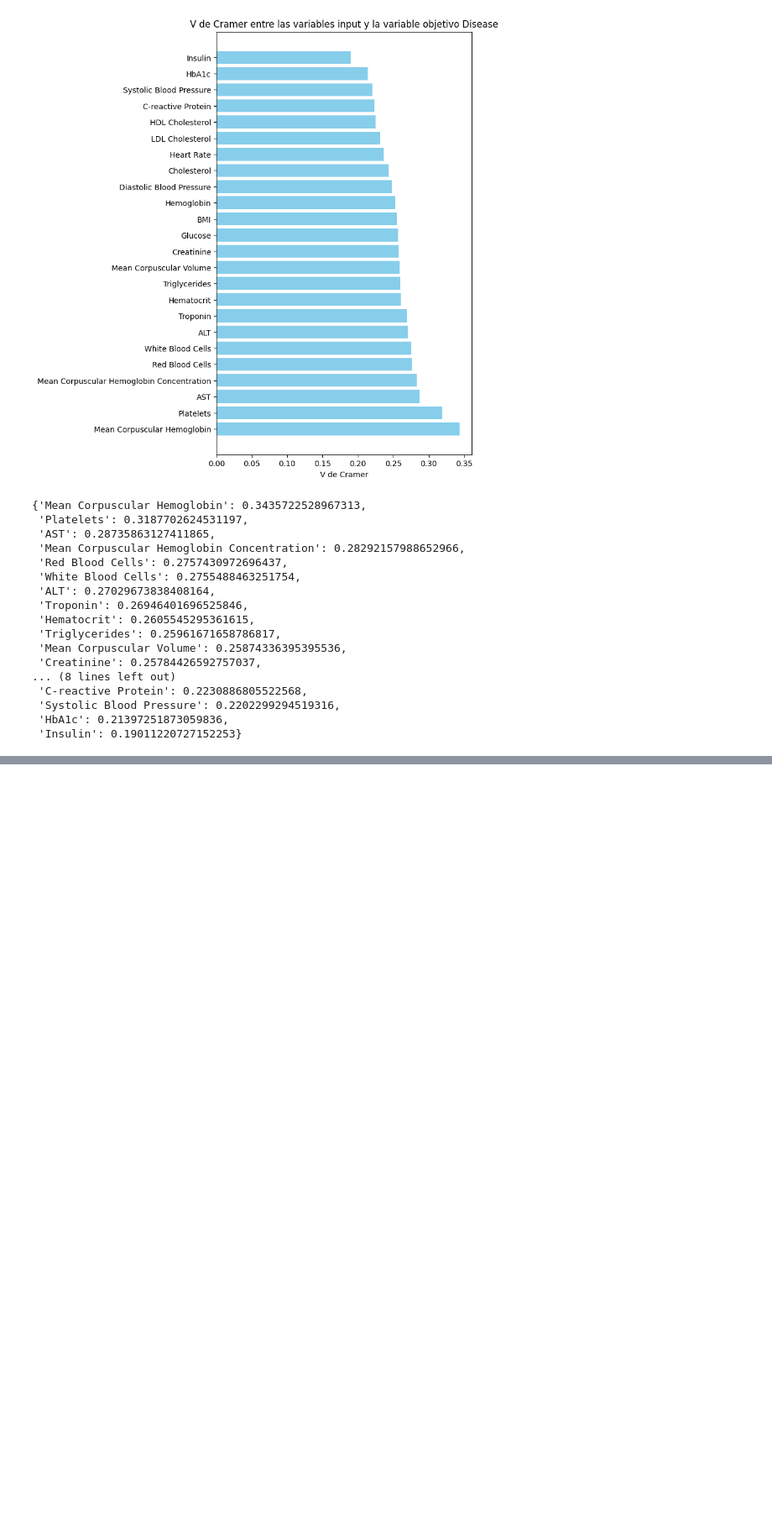
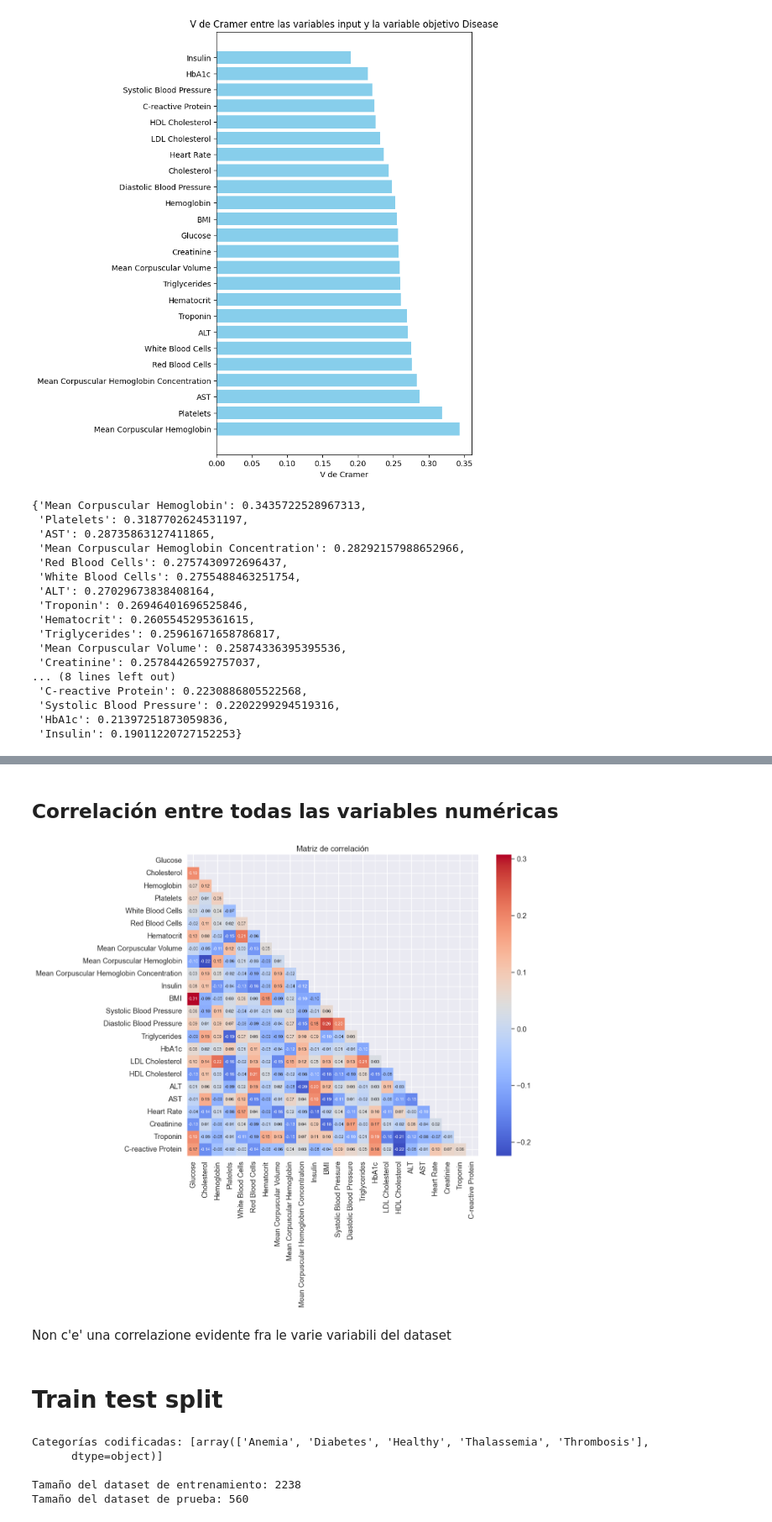
Before and after one commit to mariasuarezq/Multi_Agent_Model_for_Disease_Diagnosis_and_Classification, a Jupyter notebook: src/models_training/disease_classification/disease_classification.ipynb, the cells around one changed output, grey strips where cells are left out. Shown: that part at 84% size. Cells and saved outputs as stored; diff of their text form; code cells hidden in the pictures; blank space fills up the shorter version.

```diff
--- a/src/models_training/disease_classification/disease_classification.ipynb
+++ b/src/models_training/disease_classification/disease_classification.ipynb
@@ -148,0 +162,48 @@ plot_feature_impact_on_disease(dataframe=df_disease,
+# %% [markdown]
+## Correlación entre todas las variables numéricas
+# %%
+# Obtener las columnas numéricas del DataFrame 'datos_input'
+numericas = df_disease.select_dtypes(include=['int', 'float']).columns
+# Calcular la matriz de correlación de Pearson entre la variable objetivo continua ('varObjCont') y las variables numéricas
+matriz_corr = df_disease[numericas].corr(method = 'pearson')
+# Crear una máscara para ocultar la mitad superior de la matriz de correlación (triangular superior)
+mask = np.triu(np.ones_like(matriz_corr, dtype=bool))
+# Crear una figura para el gráfico con un tamaño de 8x6 pulgadas
+plt.figure(figsize=(12, 10))
+# Establecer el tamaño de fuente en el gráfico
+sns.set(font_scale=1.2)
+# Crear un mapa de calor (heatmap) de la matriz de correlación
+sns.heatmap(matriz_corr, annot=True, cmap='coolwarm', fmt=".2f", cbar=True, mask=mask, annot_kws={"size": 8})
+# Establecer el título del gráfico
+plt.title("Matriz de correlación")
+# Mostrar el gráfico de la matriz de correlación
+plt.show()
+# %% [output]
+[figure, added]
+# %% [markdown]
+Non c'e' una correlazione evidente fra le varie variabili del dataset
+# %% [markdown]
+# Train test split
+# %%
+X = df_disease.drop(columns=[var_target])
+y = df_disease[var_target]  # La variable objetivo
+
+# Realizamos el train-test split
+X_train, X_test, y_train, y_test = train_test_split(X, y, test_size=0.2, random_state=seed)
+
+# One-Hot Encoding para la variable target
+encoder = OneHotEncoder(sparse_output=False)
+y_train_encoded = encoder.fit_transform(y_train.values.reshape(-1, 1))
+
+# Mostrar las nuevas categorías de la variable target
+print(f"Categorías codificadas: {encoder.categories_} \n")
+y_train_encoded
+
+print(f"Tamaño del dataset de entrenamiento: {len(X_train)}")
+print(f"Tamaño del dataset de prueba: {len(X_test)}")
+# %% [output]
+Categorías codificadas: [array(['Anemia', 'Diabetes', 'Healthy', 'Thalassemia', 'Thrombosis'],
+      dtype=object)]
+
+Tamaño del dataset de entrenamiento: 2238
+Tamaño del dataset de prueba: 560
```
Also changed, not shown: parts of 24 cells of this notebook, 1 other file.
